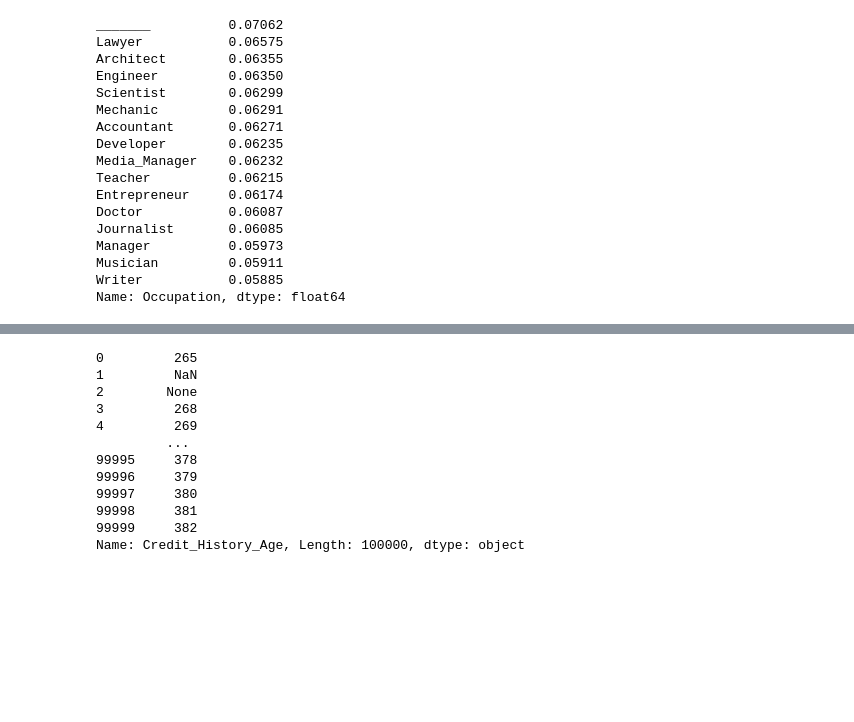
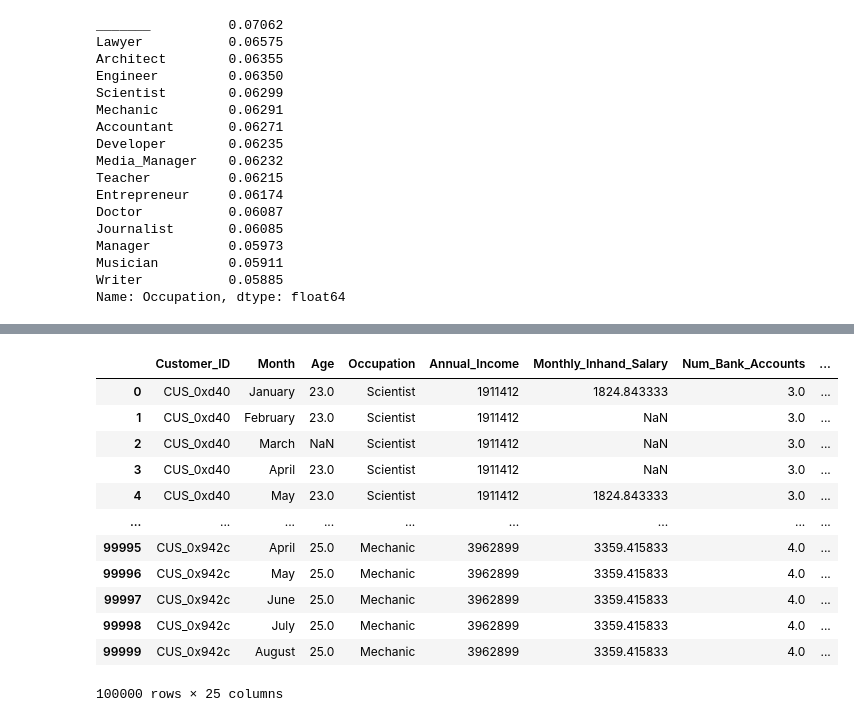
Before and after one commit to Wronsmin/ML_Project, a Jupyter notebook: src/preprocessing.ipynb, the cells around one changed output, grey strips where cells are left out. Drawn from its saved outputs; the diff is of its cells as text; code cells hidden in the pictures; blank space fills up the shorter version.

```diff
--- a/src/preprocessing.ipynb
+++ b/src/preprocessing.ipynb
@@ -89,12 +157,6 @@ df_train["Num_of_Loan"] = pd.to_numeric(df_train["Num_of_Loan"])
 # %%
 df_train.loc[(df_train.Num_of_Loan > 50) |
              (df_train.Num_of_Loan == -100), 'Num_of_Loan'] = None
-# %%
-df_train["Num_of_Delayed_Payment"] = df_train["Num_of_Delayed_Payment"].str.replace("_", "")
-df_train["Num_of_Delayed_Payment"] = pd.to_numeric(df_train["Num_of_Delayed_Payment"])
 # %%
-df_train.loc[df_train.Changed_Credit_Limit == '_'] = None
+df_train.loc[df_train.Changed_Credit_Limit == '_', 'Changed_Credit_Limit'] = None
-# %%
-df_train["Outstanding_Debt"] = df_train["Outstanding_Debt"].str.replace("_", "")
-df_train["Outstanding_Debt"] = pd.to_numeric(df_train["Outstanding_Debt"])
 # %%
@@ -117,15 +179,27 @@ df_train.loc[df_train['Credit_History_Age'].notna(),
+# %%
+Customer_IDs = df_train['Customer_ID'].unique()
+months = df_train.Month.unique()
+offsets = np.arange(len(months))
+
+for cust_id in Customer_IDs:
+    tmp_mask1 = df_train['Customer_ID'] == cust_id
+    tmp_df = df_train.loc[tmp_mask1, 'Credit_History_Age'].reset_index(drop=1)
+    ind = tmp_df.notna().argmax()
+    base = tmp_df[ind] - ind + offsets
+    df_train.loc[tmp_mask1, 'Credit_History_Age'] = base
 # %%
-df_train['Credit_History_Age']
+df_train
 # %% [output]
+|  | Customer_ID | Month | Age | Occupation | Annual_Income | Monthly_Inhand_Salary | Num_Bank_Accounts | ... |
+| 0 | CUS_0xd40 | January | 23.0 | Scientist | 1911412 | 1824.843333 | 3.0 | ... |
+| 1 | CUS_0xd40 | February | 23.0 | Scientist | 1911412 | NaN | 3.0 | ... |
+| 2 | CUS_0xd40 | March | NaN | Scientist | 1911412 | NaN | 3.0 | ... |
+| 3 | CUS_0xd40 | April | 23.0 | Scientist | 1911412 | NaN | 3.0 | ... |
+| 4 | CUS_0xd40 | May | 23.0 | Scientist | 1911412 | 1824.843333 | 3.0 | ... |
+| ... | ... | ... | ... | ... | ... | ... | ... | ... |
+| 99995 | CUS_0x942c | April | 25.0 | Mechanic | 3962899 | 3359.415833 | 4.0 | ... |
+| 99996 | CUS_0x942c | May | 25.0 | Mechanic | 3962899 | 3359.415833 | 4.0 | ... |
+| 99997 | CUS_0x942c | June | 25.0 | Mechanic | 3962899 | 3359.415833 | 4.0 | ... |
+| 99998 | CUS_0x942c | July | 25.0 | Mechanic | 3962899 | 3359.415833 | 4.0 | ... |
+| 99999 | CUS_0x942c | August | 25.0 | Mechanic | 3962899 | 3359.415833 | 4.0 | ... |
-0         265
-1         NaN
-2        None
-3         268
-4         269
-         ...
-99995     378
-99996     379
-99997     380
-99998     381
-99999     382
-Name: Credit_History_Age, Length: 100000, dtype: object
+100000 rows × 25 columns
```
Also changed, not shown: parts of 22 cells of this notebook.
